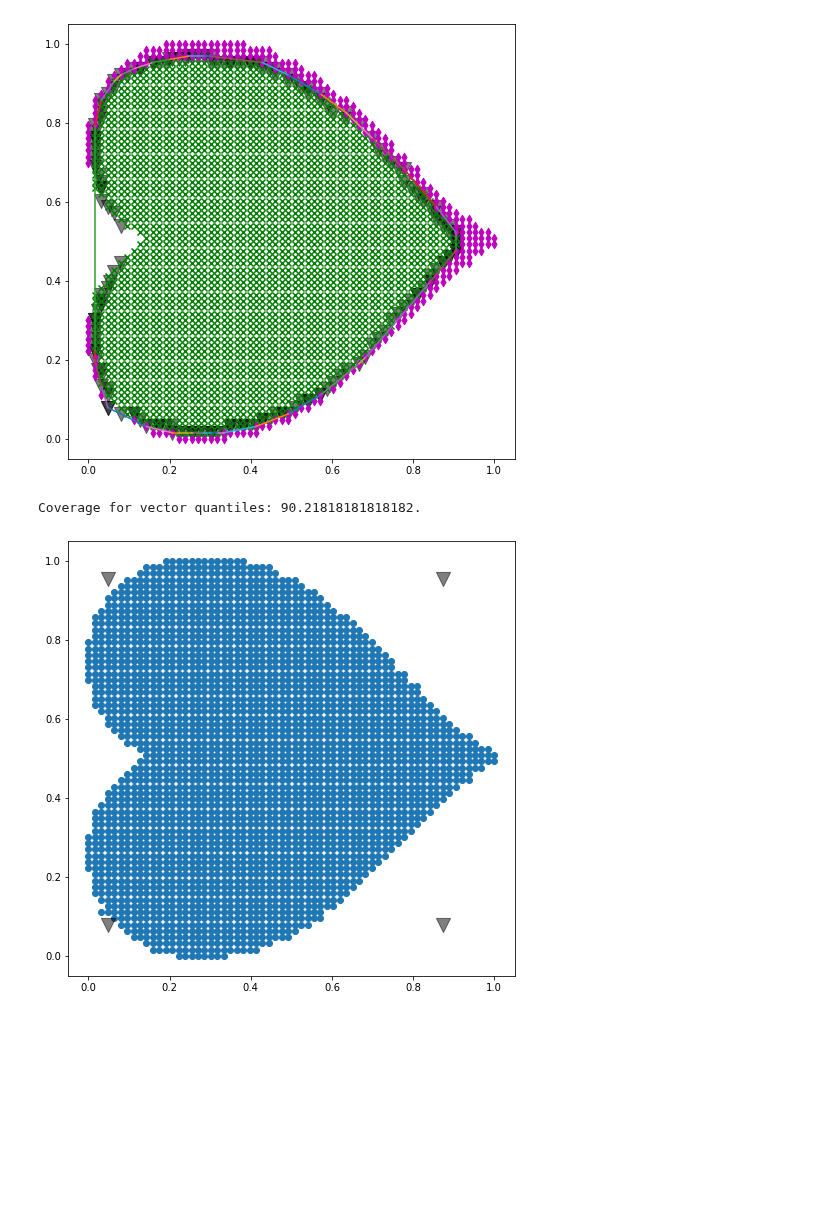
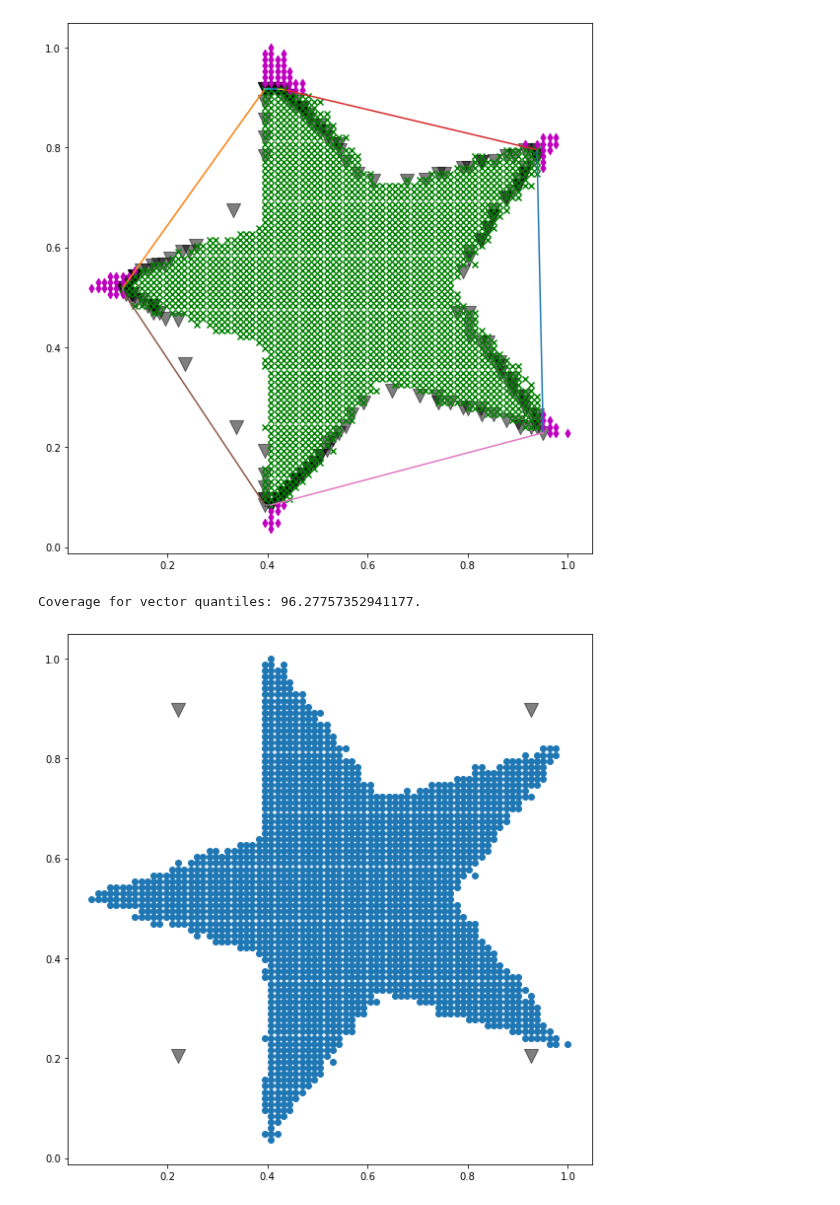
Before and after one commit to vistalab-technion/vqr, a Jupyter notebook: notebooks/02-Coverage.ipynb, the cells around one changed output. Saved outputs shown, nothing was run; the diff lists cells and outputs as text; code cells hidden in the pictures; blank space fills up the shorter version.

```diff
--- a/notebooks/02-Coverage.ipynb
+++ b/notebooks/02-Coverage.ipynb
@@ -9,7 +9,7 @@ d = 2
 n = 2000
 T = 50
 
-dataset = 'heart'
+dataset = 'star'
 
 if dataset == 'mvn':
     X, Y = generate_mvn_data(n=n, d=d, k=0)
@@ -18,6 +18,7 @@ elif dataset == 'heart':
 elif dataset == 'star':
     X, Y = generate_star()
 else:
+    X, Y = None, None
     NotImplementedError("Unrecognized dataset.")
 # %%
 fig = plt.figure(figsize=(8, 8))
@@ -84,37 +88,38 @@ for p in Y:
     marker = 'x' if point_is_in_hull else 'd'
     color = 'g' if point_is_in_hull else 'm'
     plt.scatter(p[0], p[1], marker=marker, color=color)
-
+plt.tight_layout()
 fig.savefig(f"{dataset}_Y_inliers_outliers_vector.png")
 # %% [output]
-[figure, old version]
+[figure, new version]
 # %%
 coverage_final = (sum(coverage)/len(coverage))*100
 print(f"Coverage for vector quantiles: {coverage_final}.")
 # %% [output]
-Coverage for vector quantiles: 90.21818181818182.
+Coverage for vector quantiles: 96.27757352941177.
 # %%
 from vqr.api import ScalarQuantileEstimator
 sqe = ScalarQuantileEstimator(T)
 fitted_sqe = sqe.fit(Y)
 Q = fitted_sqe.quantile_values
 Q1_sep = Q[:, 0]
 Q2_sep = Q[:, 1]
 
 q_10_90 = [Q1_sep[1] , Q2_sep[-2]]
 q_90_90 = [Q1_sep[-2], Q2_sep[-2]]
 q_90_10 = [Q1_sep[-2], Q2_sep[ 1]]
 q_10_10 = [Q1_sep[ 1], Q2_sep[ 1]]
 
-plt.figure(figsize=(8, 8))
+fig = plt.figure(figsize=(8, 8))
 plt.scatter(Y[:, 0], Y[:, 1])
 plt.scatter(q_10_90[0], q_10_90[1], alpha=.5, color='k', s=200, marker='v')
 plt.scatter(q_90_90[0], q_90_90[1], alpha=.5, color='k', s=200, marker='v')
 plt.scatter(q_90_10[0], q_90_10[1], alpha=.5, color='k', s=200, marker='v')
 plt.scatter(q_10_10[0], q_10_10[1], alpha=.5, color='k', s=200, marker='v')
+plt.tight_layout()
 fig.savefig(f"{dataset}_separable_quantiles_on_Y.png")
 # %% [output]
-[figure, old version]
+[figure, new version]
 # %%
 from scipy.spatial import ConvexHull
 
```
Also changed, not shown: parts of 8 cells of this notebook.
